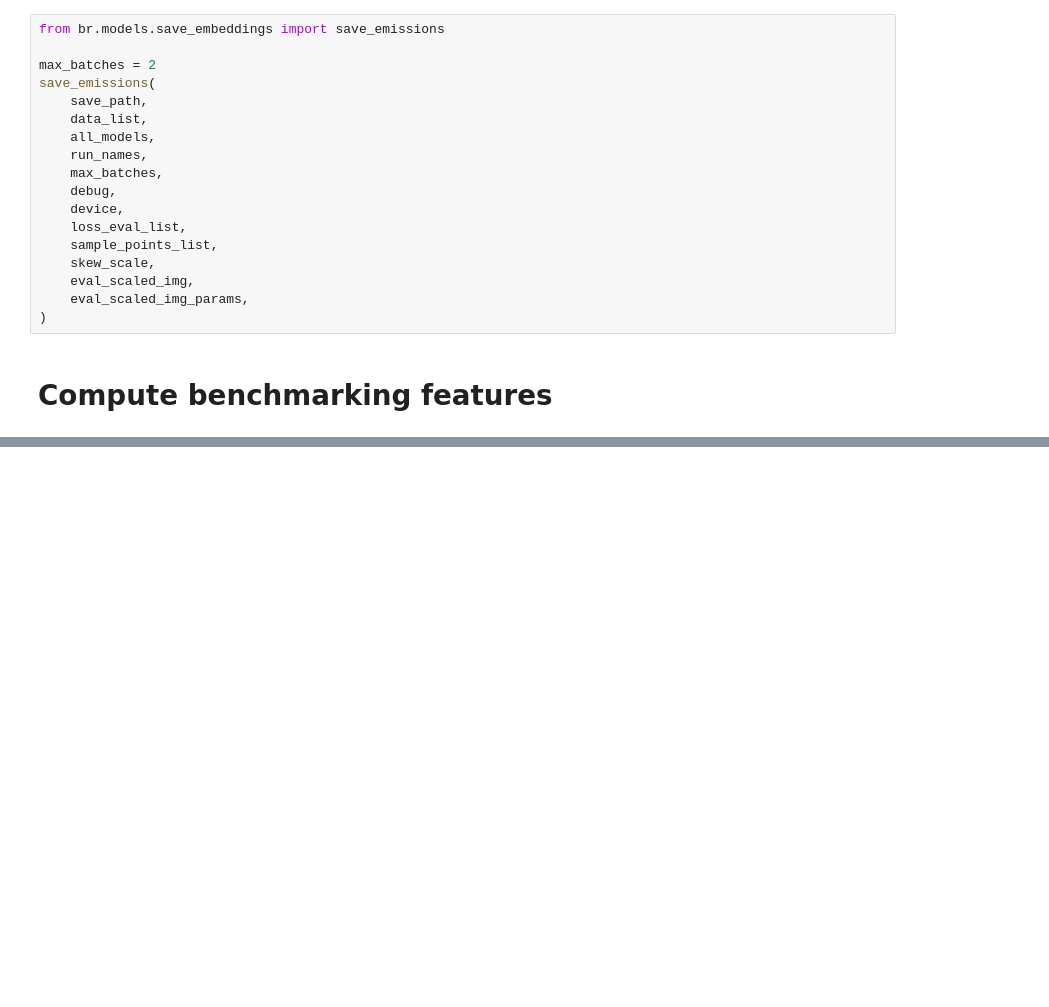
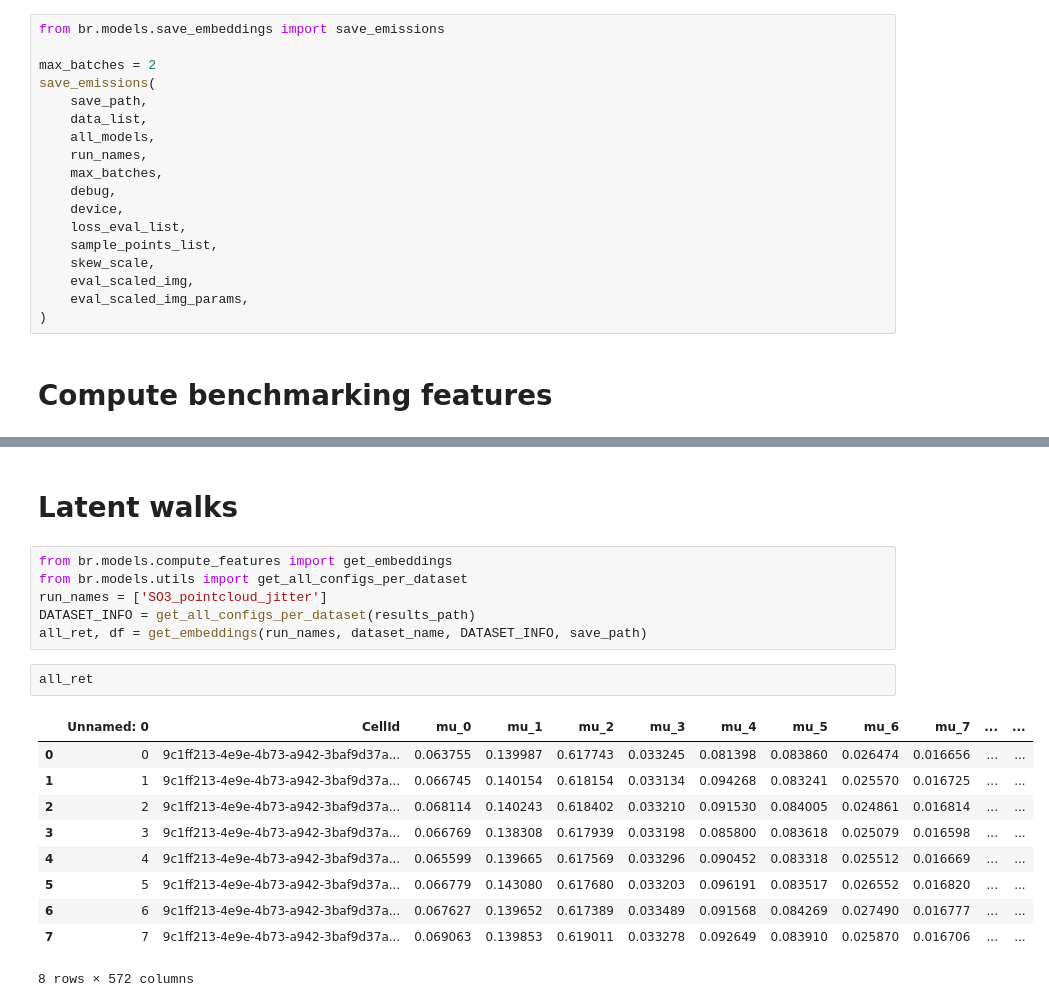
Before and after one commit to AllenCell/benchmarking_representations, a Jupyter notebook: br/notebooks/fig2_cellpack.ipynb, the cells around one changed output, grey strips where cells are left out. Saved outputs shown, nothing was run; the diff lists cells and outputs as text; blank space fills up the shorter version.

```diff
--- a/br/notebooks/fig2_cellpack.ipynb
+++ b/br/notebooks/fig2_cellpack.ipynb
@@ -166,0 +230,21 @@ compute_features(
+# %% [markdown]
+# Latent walks
+# %%
+from br.models.compute_features import get_embeddings
+from br.models.utils import get_all_configs_per_dataset
+run_names = ['SO3_pointcloud_jitter']
+DATASET_INFO = get_all_configs_per_dataset(results_path)
+all_ret, df = get_embeddings(run_names, dataset_name, DATASET_INFO, save_path)
+# %%
+all_ret
+# %% [output]
+|  | Unnamed: 0 | CellId | mu_0 | mu_1 | mu_2 | mu_3 | mu_4 | mu_5 | mu_6 | mu_7 | ... | ... |
+| 0 | 0 | 9c1ff213-4e9e-4b73-a942-3baf9d37a... | 0.063755 | 0.139987 | 0.617743 | 0.033245 | 0.081398 | 0.083860 | 0.026474 | 0.016656 | ... | ... |
+| 1 | 1 | 9c1ff213-4e9e-4b73-a942-3baf9d37a... | 0.066745 | 0.140154 | 0.618154 | 0.033134 | 0.094268 | 0.083241 | 0.025570 | 0.016725 | ... | ... |
+| 2 | 2 | 9c1ff213-4e9e-4b73-a942-3baf9d37a... | 0.068114 | 0.140243 | 0.618402 | 0.033210 | 0.091530 | 0.084005 | 0.024861 | 0.016814 | ... | ... |
+| 3 | 3 | 9c1ff213-4e9e-4b73-a942-3baf9d37a... | 0.066769 | 0.138308 | 0.617939 | 0.033198 | 0.085800 | 0.083618 | 0.025079 | 0.016598 | ... | ... |
+| 4 | 4 | 9c1ff213-4e9e-4b73-a942-3baf9d37a... | 0.065599 | 0.139665 | 0.617569 | 0.033296 | 0.090452 | 0.083318 | 0.025512 | 0.016669 | ... | ... |
+| 5 | 5 | 9c1ff213-4e9e-4b73-a942-3baf9d37a... | 0.066779 | 0.143080 | 0.617680 | 0.033203 | 0.096191 | 0.083517 | 0.026552 | 0.016820 | ... | ... |
+| 6 | 6 | 9c1ff213-4e9e-4b73-a942-3baf9d37a... | 0.067627 | 0.139652 | 0.617389 | 0.033489 | 0.091568 | 0.084269 | 0.027490 | 0.016777 | ... | ... |
+| 7 | 7 | 9c1ff213-4e9e-4b73-a942-3baf9d37a... | 0.069063 | 0.139853 | 0.619011 | 0.033278 | 0.092649 | 0.083910 | 0.025870 | 0.016706 | ... | ... |
+8 rows × 572 columns
```
Also changed, not shown: parts of 8 cells of this notebook, 15 other files.
